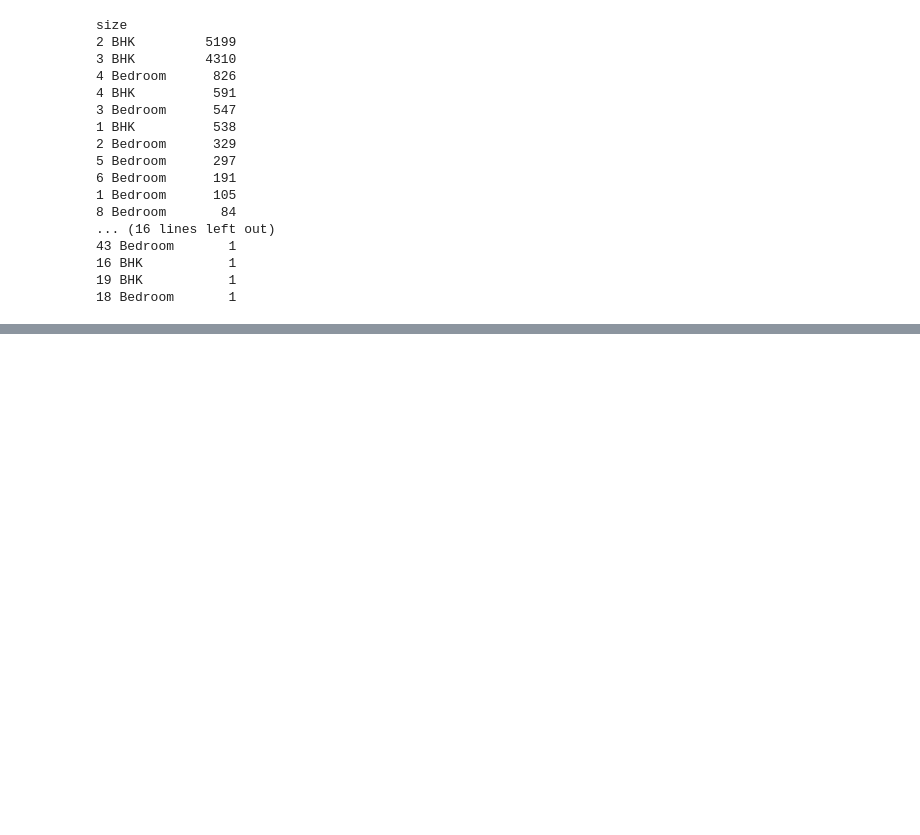
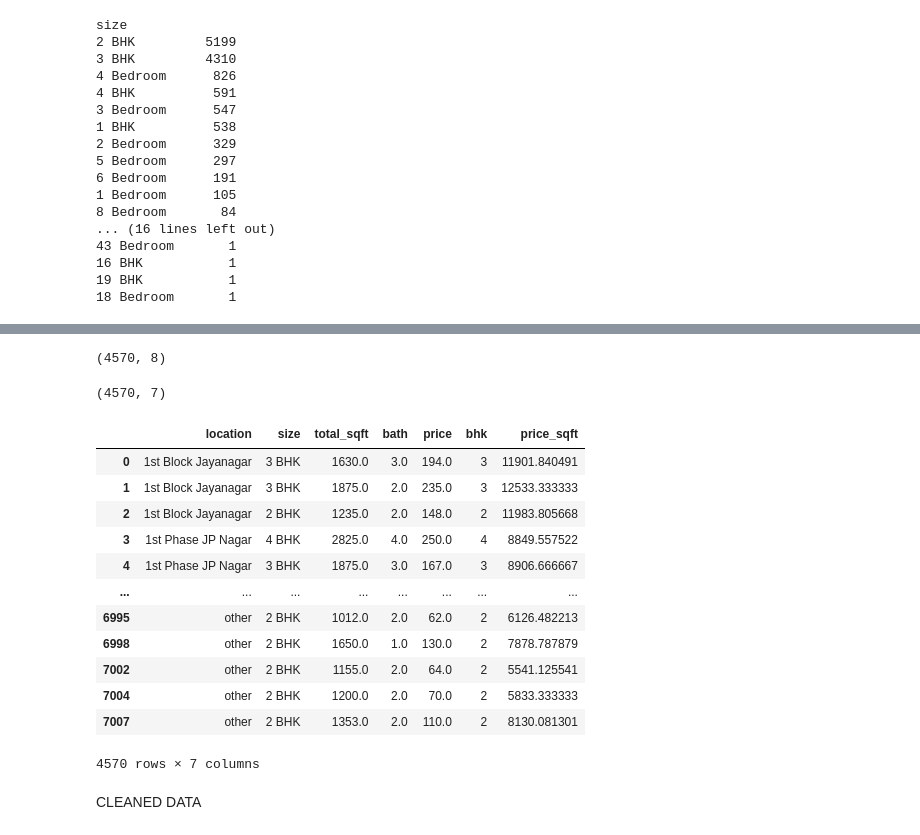
Before and after one commit to manu8274/1language-C, a Jupyter notebook: class/2nd_YR/4th_SEM/lec_4_AIML/project/st2_project/main.ipynb, the cells around one changed output, grey strips where cells are left out. Drawn from its saved outputs; the diff is of its cells as text; code cells hidden in the pictures; blank space fills up the shorter version.

```diff
--- a/class/2nd_YR/4th_SEM/lec_4_AIML/project/st2_project/main.ipynb
+++ b/class/2nd_YR/4th_SEM/lec_4_AIML/project/st2_project/main.ipynb
@@ -135,0 +296,12 @@ size
+# %%
+def remoutlier_sqft(df):
+    df_res=pd.DataFrame()
+    for a,b in df.groupby('location'):
+        m=np.mean(b.price_sqft)
+        st=np.std(b.price_sqft)
+        new_df=b[(b.price_sqft > (m-st)) & (b.price_sqft <= m+st)]
+        df_res=pd.concat([df_res,new_df],ignore_index=True)
+    return df_res
+
+data=remoutlier_sqft(data)
+data.describe()
@@ -135,0 +318,46 @@ size
+# %%
+def remove_outlier_bhk(df):
+    exclude_indices = np.array([])
+    for location, location_df in df.groupby('location'):
+        bhk_stats = {}
+        for bhk, bhk_df in location_df.groupby('bhk'):
+            bhk_stats [bhk] = {
+                'mean': np.mean(bhk_df.price_sqft),
+                'std': np.std(bhk_df.price_sqft),
+                'count': bhk_df.shape[0]
+            }
+        for bhk, bhk_df in location_df.groupby('bhk'):
+            stats =bhk_stats.get(bhk-1)
+            if stats and stats['count']>5:
+                exclude_indices = np.append(exclude_indices, bhk_df[bhk_df.price_sqft<(stats['mean'])].index.values)
+    return df.drop(exclude_indices,axis='index')
+# %%
+data=remove_outlier_bhk(data)
+# %%
+data.shape
+# %% [output]
+(4570, 8)
+# %%
+data.drop('availability',axis=1,inplace=True)
+# %%
+data.shape
+# %% [output]
+(4570, 7)
+# %%
+data
+# %% [output]
+|  | location | size | total_sqft | bath | price | bhk | price_sqft |
+| 0 | 1st Block Jayanagar | 3 BHK | 1630.0 | 3.0 | 194.0 | 3 | 11901.840491 |
+| 1 | 1st Block Jayanagar | 3 BHK | 1875.0 | 2.0 | 235.0 | 3 | 12533.333333 |
+| 2 | 1st Block Jayanagar | 2 BHK | 1235.0 | 2.0 | 148.0 | 2 | 11983.805668 |
+| 3 | 1st Phase JP Nagar | 4 BHK | 2825.0 | 4.0 | 250.0 | 4 | 8849.557522 |
+| 4 | 1st Phase JP Nagar | 3 BHK | 1875.0 | 3.0 | 167.0 | 3 | 8906.666667 |
+| ... | ... | ... | ... | ... | ... | ... | ... |
+| 6995 | other | 2 BHK | 1012.0 | 2.0 | 62.0 | 2 | 6126.482213 |
+| 6998 | other | 2 BHK | 1650.0 | 1.0 | 130.0 | 2 | 7878.787879 |
+| 7002 | other | 2 BHK | 1155.0 | 2.0 | 64.0 | 2 | 5541.125541 |
+| 7004 | other | 2 BHK | 1200.0 | 2.0 | 70.0 | 2 | 5833.333333 |
+| 7007 | other | 2 BHK | 1353.0 | 2.0 | 110.0 | 2 | 8130.081301 |
+4570 rows × 7 columns
+# %% [markdown]
+CLEANED DATA
```
Also changed, not shown: parts of 23 cells of this notebook, 3 other files.
